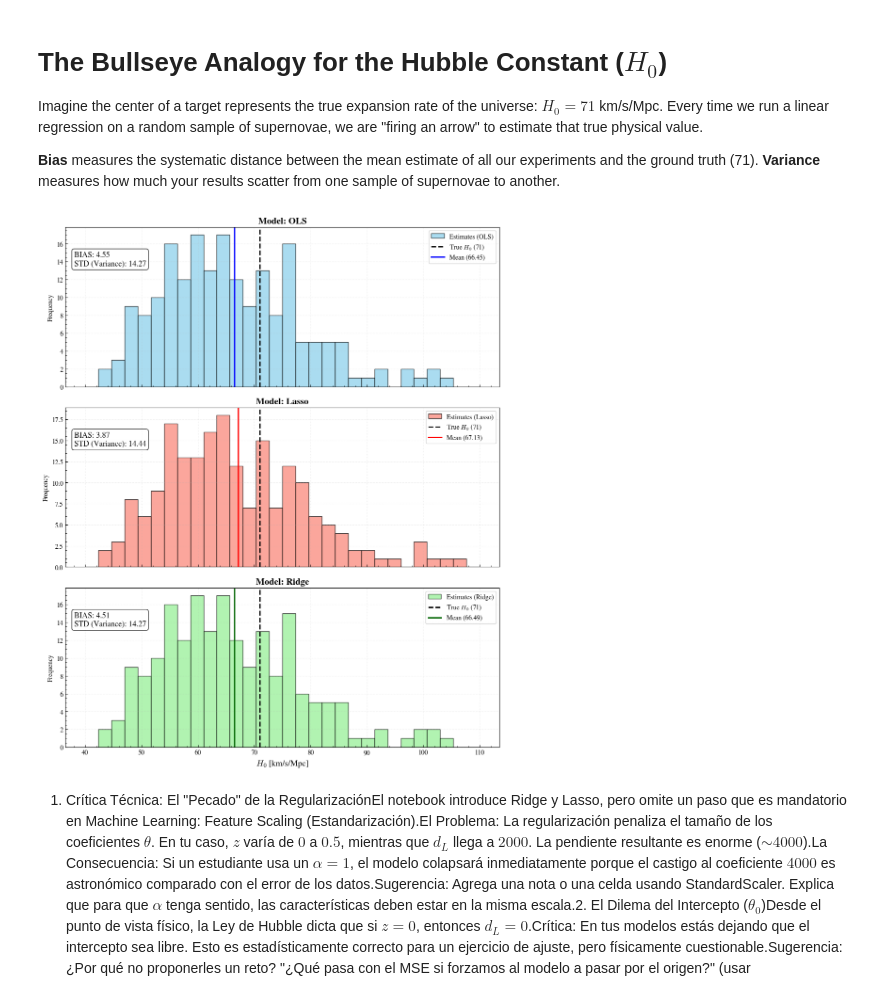
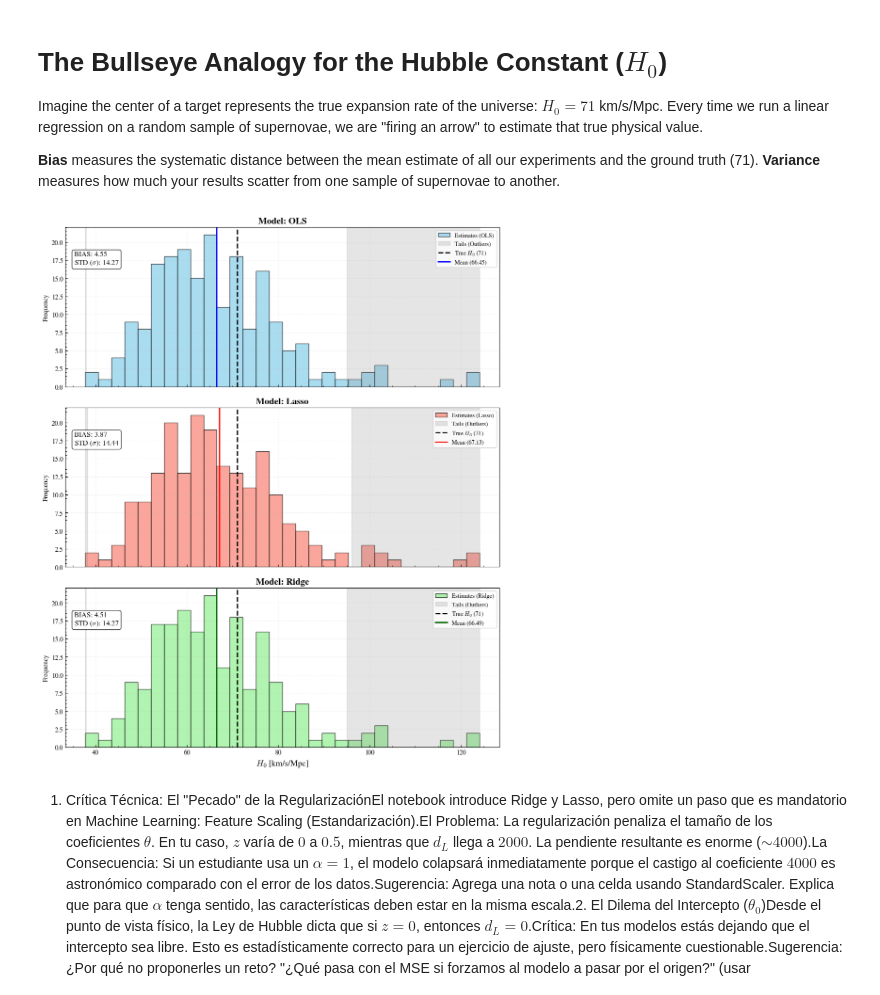
Before and after one commit to jurados/AS4501_Astroinformatic, a Jupyter notebook: Auxiliar/AUX1_LinearRegression.ipynb, the cells around one changed output. Saved outputs shown, nothing was run; the diff lists cells and outputs as text; code cells hidden in the pictures.

Commit message:
improving linear regression class

```diff
--- a/Auxiliar/AUX1_LinearRegression.ipynb
+++ b/Auxiliar/AUX1_LinearRegression.ipynb
@@ -722,12 +722,11 @@ Imagine the center of a target represents the true expansion rate of the univers
 **Variance** measures how much your results scatter from one sample of supernovae to another.
 # %%
 # 1. Configuración del experimento
-n_experiments = 200  # Más experimentos para una campana más suave
-n_samples = 25       # Muestra pequeña para inducir varianza
-c = 3e5       # Velocidad de la luz [km/s]
-h0_true = 71         # Valor real esperado
+n_experiments = 200
+n_samples = 25
+c = 3e5
+h0_true = 71
 
-# Contenedores de resultados
 results = {'OLS': [], 'Lasso': [], 'Ridge': []}
 
 # 2. Simulación de Monte Carlo
@@ -737,53 +736,65 @@ for i in range(n_experiments):
     ddL_sim = dL_sim * (np.log(10) / 5) * dmu_sim
     X_sim = z_sim.reshape(-1, 1)
 
-    # Ajustes (alpha alto para compensar la escala de dL ~ 1000s)
-    ols = LinearRegression().fit(X_sim, dL_sim, sample_weight=1/ddL_sim**2)
-    lasso = Lasso().fit(X_sim, dL_sim, sample_weight=1/ddL_sim**2)
-    ridge = Ridge(alpha=1e-9).fit(X_sim, dL_sim, sample_weight=1/ddL_sim**2)
-    #ridge = Ridge().fit(X_sim, dL_sim, sample_weight=1/ddL_sim**2)
+    weights = 1 / ddL_sim**2
+    results['OLS'].append(c / LinearRegression().fit(X_sim, dL_sim, sample_weight=weights).coef_[0])
+    results['Lasso'].append(c / Lasso().fit(X_sim, dL_sim, sample_weight=weights).coef_[0])
+    results['Ridge'].append(c / Ridge(alpha=1e-9).fit(X_sim, dL_sim, sample_weight=weights).coef_[0])
 
-    # Calculamos H0 = c / pendiente
-    results['OLS'].append(c / ols.coef_[0])
-    results['Lasso'].append(c / lasso.coef_[0])
-    results['Ridge'].append(c / ridge.coef_[0])
+# --- CÁLCULO DEL RANGO DINÁMICO ---
+# Unimos todos los resultados para encontrar los límites globales
+all_values = np.concatenate(list(results.values()))
+x_min, x_max = np.min(all_values), np.max(all_values)
+x_range = (x_min, x_max)
 
-# 3. Visualización en 3 Subplots
+# 3. Visualización
 fig, axes = plt.subplots(3, 1, figsize=(10, 12), sharex=True)
 colors = {'OLS': 'skyblue', 'Lasso': 'salmon', 'Ridge': 'lightgreen'}
 line_colors = {'OLS': 'blue', 'Lasso': 'red', 'Ridge': 'darkgreen'}
-
-# Definir un rango de X común para facilitar la comparación visual
-x_range = (40, 110)
 
 for ax, (model_name, h0_data) in zip(axes, results.items()):
     h0_data = np.array(h0_data)
     mean_val = np.mean(h0_data)
     std_val = np.std(h0_data)
-    bias_val = abs(mean_val - h0_true)
 
-    # Histograma
+    # Límites de confianza (95%)
+    lower_limit = mean_val - 2 * std_val
+    upper_limit = mean_val + 2 * std_val
+
+    # Histograma usando el rango dinámico
     ax.hist(h0_data, bins=30, range=x_range, alpha=0.7,
             color=colors[model_name], edgecolor='black', label=f'Estimates ({model_name})')
+
+    # Ajustamos el límite de Y para que el sombreado sea total
+    y_max = ax.get_ylim()[1]
+
+    # --- SOMBREADO GRIS (COLAS FUERA DE 2-SIGMA) ---
+    # Cola izquierda: desde el mínimo de la distribución hasta mu - 2sigma
+    ax.fill_betweenx([0, y_max], x_min, lower_limit, color='gray', alpha=0.2, label='Tails (Outliers)')
+
+    # Cola derecha: desde mu + 2sigma hasta el máximo de la distribución
+    ax.fill_betweenx([0, y_max], upper_limit, x_max, color='gray', alpha=0.2)
 
     # Líneas de referencia
     ax.axvline(h0_true, color='black', linestyle='--', linewidth=2, label=f'True $H_0$ ({h0_true})')
     ax.axvline(mean_val, color=line_colors[model_name], linestyle='-', linewidth=2, label=f'Mean ({mean_val:.2f})')
 
-    # Estética y anotaciones
+    # Configuración de cada subplot
     ax.set_title(f'Model: {model_name}', fontsize=14, fontweight='bold')
     ax.set_ylabel('Frequency')
-    ax.legend(loc='upper right')
+    ax.set_ylim(0, y_max)
+    ax.legend(loc='upper right', fontsize=9)
 
-    # Texto con métricas
-    metrics_text = f"BIAS: {bias_val:.2f}\nSTD (Variance): {std_val:.2f}"
-    ax.text(0.02, 0.85, metrics_text, transform=ax.transAxes, fontsize=12,
+    # Métricas de Bias y Variance
+    bias_val = abs(mean_val - h0_true)
+    metrics_text = f"BIAS: {bias_val:.2f}\nSTD ($\sigma$): {std_val:.2f}"
+    ax.text(0.02, 0.85, metrics_text, transform=ax.transAxes, fontsize=11,
             verticalalignment='top', bbox=dict(boxstyle="round", facecolor='white', alpha=0.8))
     ax.grid(alpha=0.3)
 
 axes[-1].set_xlabel('$H_0$ [km/s/Mpc]', fontsize=13)
 plt.tight_layout()
 plt.show()
 # %% [output]
-[figure, old version]
+[figure, new version]
 # %% [markdown]
```
